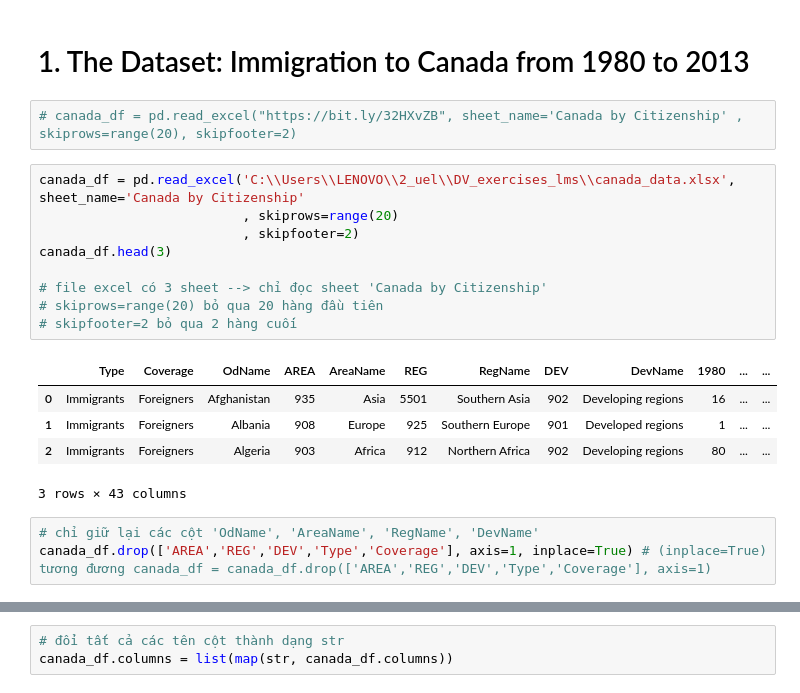
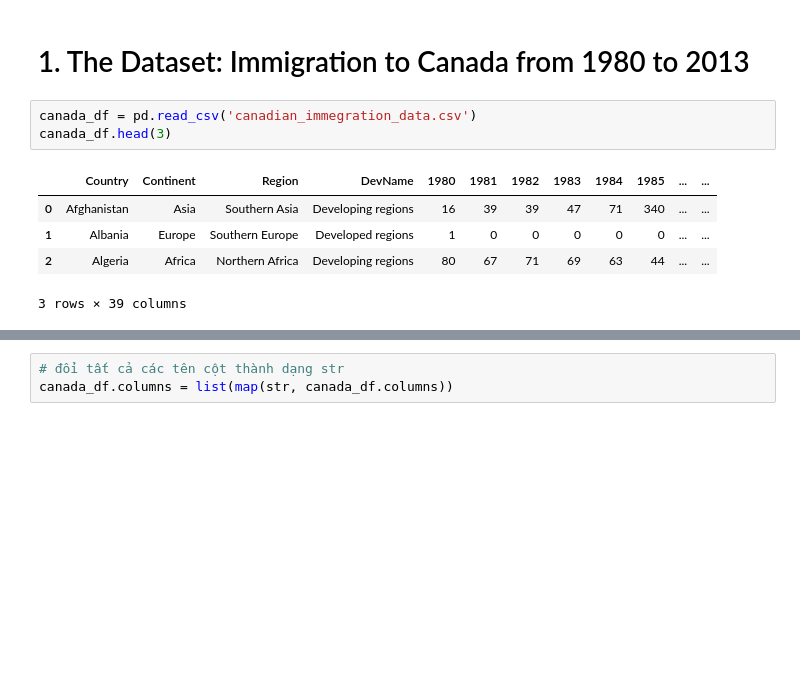
Before and after one commit to Le-Nguyen-Gia-Huy/school_excercises, a Jupyter notebook: exercise_1_K214130918.ipynb, the cells around one changed output, grey strips where cells are left out. Drawn from its saved outputs; the diff is of its cells as text; blank space fills up the shorter version.

```diff
--- a/exercise_1_K214130918.ipynb
+++ b/exercise_1_K214130918.ipynb
@@ -8,26 +8,15 @@ import numpy as np
 import matplotlib.pyplot as plt
 # %% [markdown]
 # 1. The Dataset: Immigration to Canada from 1980 to 2013
-# %%
-# canada_df = pd.read_excel("https://bit.ly/32HXvZB", sheet_name='Canada by Citizenship' , skiprows=range(20), skipfooter=2)
 # %%
-canada_df = pd.read_excel('C:\\Users\\LENOVO\\2_uel\\DV_exercises_lms\\canada_data.xlsx', sheet_name='Canada by Citizenship'
-                          , skiprows=range(20)
-                          , skipfooter=2)
+canada_df = pd.read_csv('canadian_immegration_data.csv')
 canada_df.head(3)
-
-# file excel có 3 sheet --> chỉ đọc sheet 'Canada by Citizenship'
-# skiprows=range(20) bỏ qua 20 hàng đầu tiên
-# skipfooter=2 bỏ qua 2 hàng cuối
 # %% [output]
-|  | Type | Coverage | OdName | AREA | AreaName | REG | RegName | DEV | DevName | 1980 | ... | ... |
-| 0 | Immigrants | Foreigners | Afghanistan | 935 | Asia | 5501 | Southern Asia | 902 | Developing regions | 16 | ... | ... |
-| 1 | Immigrants | Foreigners | Albania | 908 | Europe | 925 | Southern Europe | 901 | Developed regions | 1 | ... | ... |
-| 2 | Immigrants | Foreigners | Algeria | 903 | Africa | 912 | Northern Africa | 902 | Developing regions | 80 | ... | ... |
+|  | Country | Continent | Region | DevName | 1980 | 1981 | 1982 | 1983 | 1984 | 1985 | ... | ... |
+| 0 | Afghanistan | Asia | Southern Asia | Developing regions | 16 | 39 | 39 | 47 | 71 | 340 | ... | ... |
+| 1 | Albania | Europe | Southern Europe | Developed regions | 1 | 0 | 0 | 0 | 0 | 0 | ... | ... |
+| 2 | Algeria | Africa | Northern Africa | Developing regions | 80 | 67 | 71 | 69 | 63 | 44 | ... | ... |
-3 rows × 43 columns
+3 rows × 39 columns
-# %%
-# chỉ giữ lại các cột 'OdName', 'AreaName', 'RegName', 'DevName'
-canada_df.drop(['AREA','REG','DEV','Type','Coverage'], axis=1, inplace=True) # (inplace=True) tương đương canada_df = canada_df.drop(['AREA','REG','DEV','Type','Coverage'], axis=1)
 # %%
 # check xem tất cả các tên cột có cùng 1 kiểu dữ liệu str ko
 all(isinstance(item, str) for item in canada_df.columns)
```
Also changed, not shown: parts of 15 cells of this notebook, 1 other file.
